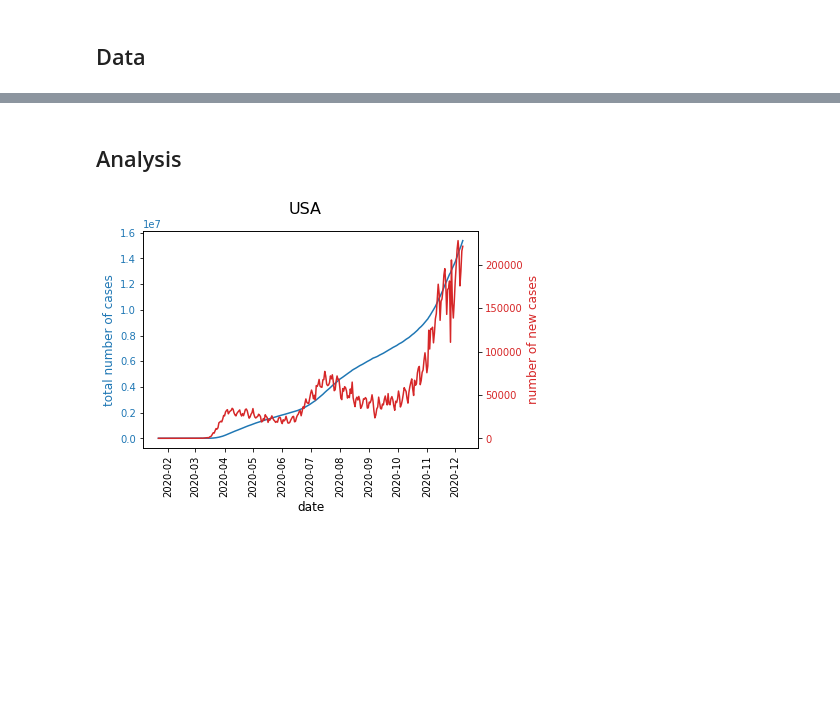
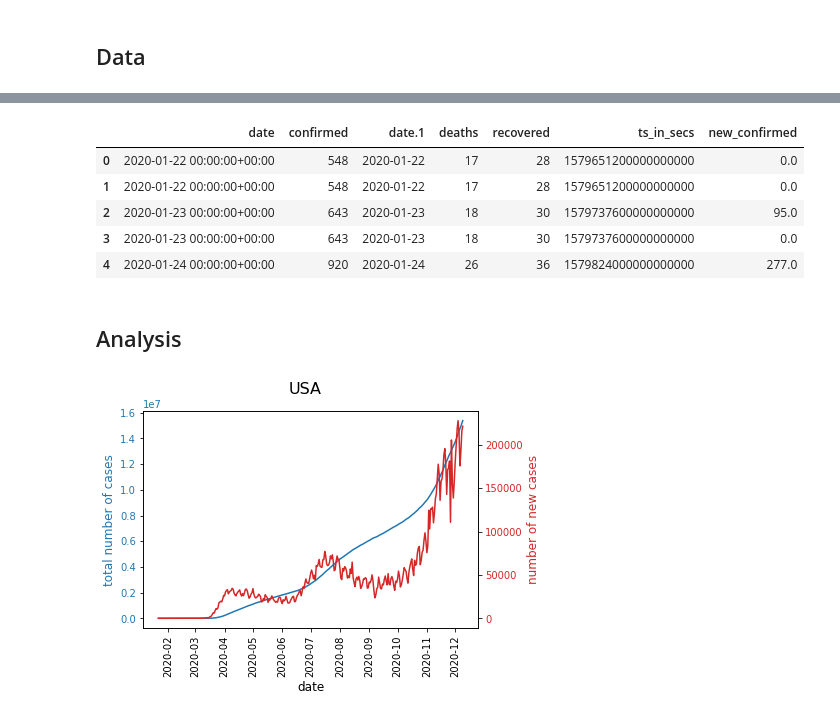
Before and after one commit to anitamezzetti/covid_impact_stocks_volatility, a Jupyter notebook: AnitaVersion_FinBigData_1.ipynb, the cells around one changed output, grey strips where cells are left out. Saved outputs shown, nothing was run; the diff lists cells and outputs as text; code cells hidden in the pictures; blank space fills up the shorter version.

```diff
--- a/AnitaVersion_FinBigData_1.ipynb
+++ b/AnitaVersion_FinBigData_1.ipynb
@@ -63,15 +57,15 @@ import arrow
 # df = df_res[df_res.country.isin(countries_of_interest[:3])].set_index("country")
 # df = pd.concat([df, df_china])
 # %%
-# TODO: we need to decide on a fixed END date!
+# TODO: we need to decide on a fixed END date - December 1st!
 
 countries_of_interest = ["USA", "CHE", "JPN", "CHN"]
 
 endpoint = "https://covidapi.info/api/v1" # endpoint that provides JHU data
-start_date = "2020-01-01"
-end_date = "2020-12-01" #arrow.utcnow().shift(days=-1).format("YYYY-MM-DD") # yesterday
+start_date = "2020-02-25"
+end_date = "2020-12-01" # yesterday
 dfs = {} # dfs of cumulative confirmed cases
-for country in countries_of_interest:
+'''for country in countries_of_interest:
     query = f"{endpoint}/country/{country}/timeseries/{start_date}/{end_date}"
     res = requests.get(query).json()
     df = pd.DataFrame(res["result"])
@@ -80,8 +74,22 @@ for country in countries_of_interest:
     df["date"] = pd.to_datetime(df["date"])
     df["ts_in_secs"] = df["date"].astype(int)
     df["new_confirmed"] = df["confirmed"].diff().fillna(0)
-    #df.to_csv(f"{root}/{country}.csv")
+    df.to_csv(f"{root}/{country}.csv")
+    dfs[country] = df'''
+
+for country in countries_of_interest:
+    name = 'datasets_covid/' + country + '.csv'
+    df = pd.read_csv(name)
     dfs[country] = df
+# %%
+df.head()
+# %% [output]
+|  | date | confirmed | date.1 | deaths | recovered | ts_in_secs | new_confirmed |
+| 0 | 2020-01-22 00:00:00+00:00 | 548 | 2020-01-22 | 17 | 28 | 1579651200000000000 | 0.0 |
+| 1 | 2020-01-22 00:00:00+00:00 | 548 | 2020-01-22 | 17 | 28 | 1579651200000000000 | 0.0 |
+| 2 | 2020-01-23 00:00:00+00:00 | 643 | 2020-01-23 | 18 | 30 | 1579737600000000000 | 95.0 |
+| 3 | 2020-01-23 00:00:00+00:00 | 643 | 2020-01-23 | 18 | 30 | 1579737600000000000 | 0.0 |
+| 4 | 2020-01-24 00:00:00+00:00 | 920 | 2020-01-24 | 26 | 36 | 1579824000000000000 | 277.0 |
 # %% [markdown]
 ## Analysis
 # %%
```
Also changed, not shown: parts of 10 cells of this notebook, 4 other files.
